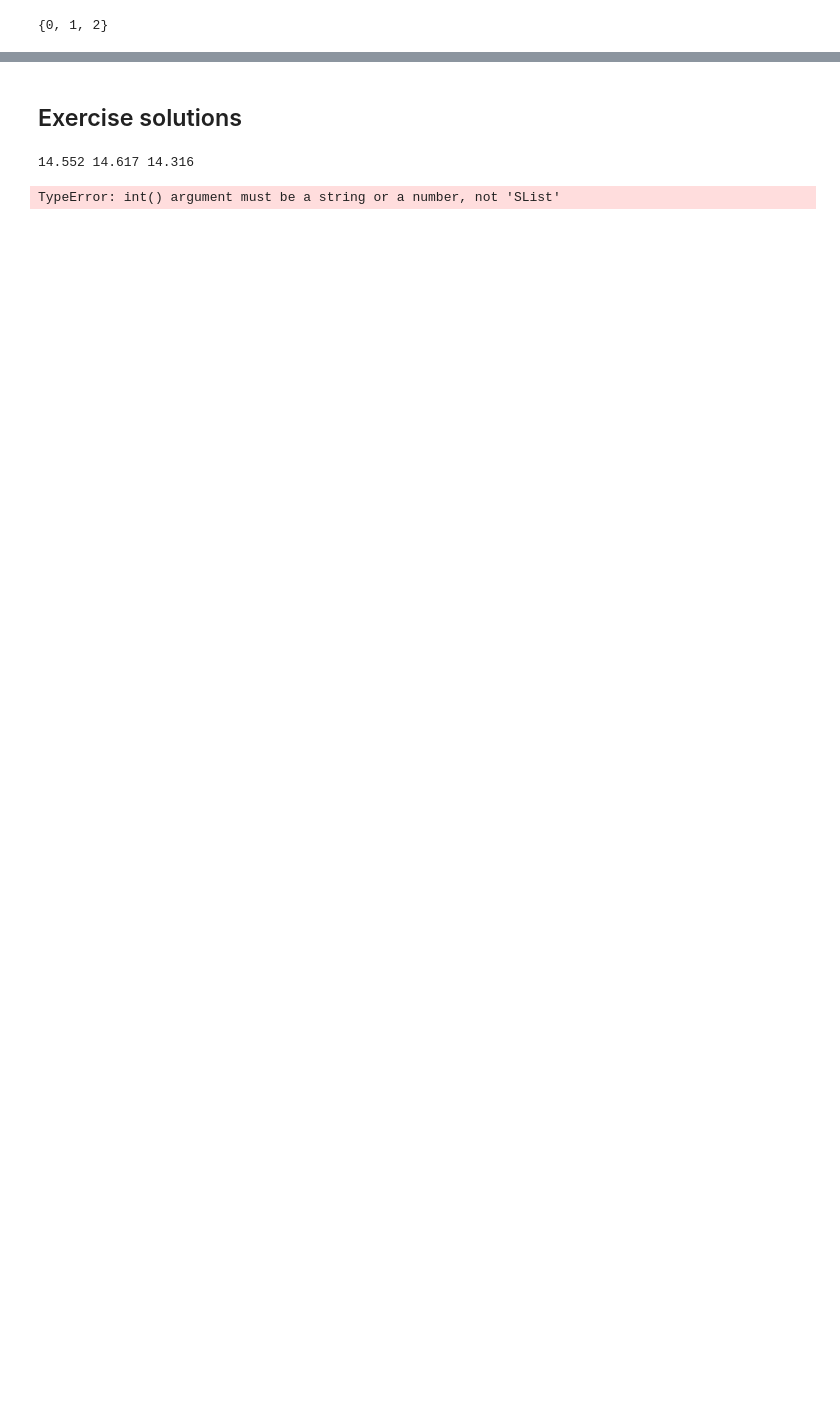
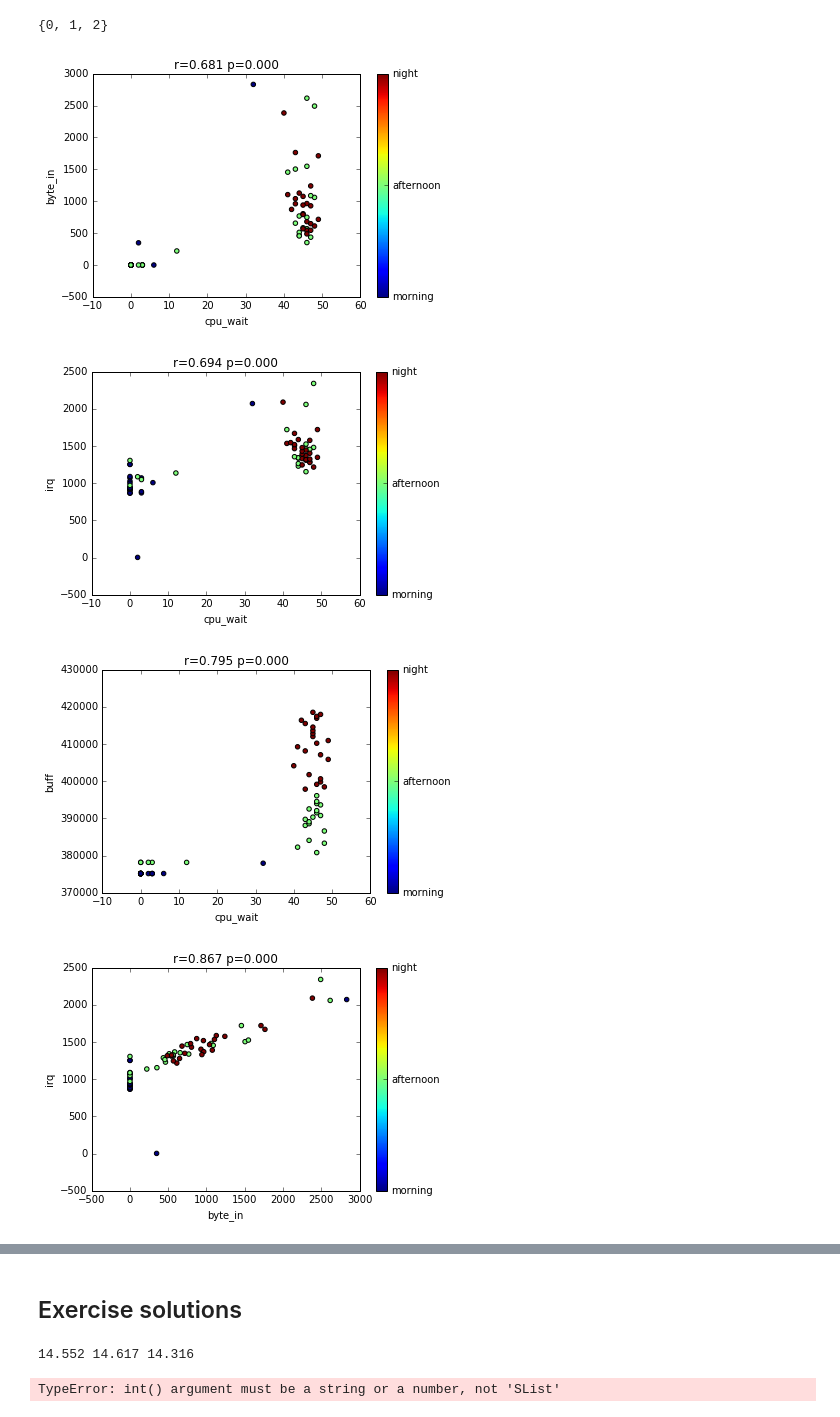
Before and after one commit to ioggstream/python-course, a Jupyter notebook: python-for-sysadmin/notebooks/04_simple_processing.ipynb, the cells around one changed output, grey strips where cells are left out. Saved outputs shown, nothing was run; the diff lists cells and outputs as text; code cells hidden in the pictures; blank space fills up the shorter version.

Commit message:
added colorbar to simple processing.

```diff
--- a/python-for-sysadmin/notebooks/04_simple_processing.ipynb
+++ b/python-for-sysadmin/notebooks/04_simple_processing.ipynb
@@ -441,0 +485,14 @@ plt.colorbar(ticks = range(0, 28, 8), format=formatter)
+# %%
+from itertools import chain  #  magic function to flatten a list of iterators
+
+# Dividing samples in 3 buckets.
+BUCKETS = ["morning", "afternoon", "night"]
+samples = len(table['byte_in'])
+
+# scale samples on 24 hours
+ticks = list(chain(*(
+            [x] * (samples // len(BUCKETS))    # generates a [ 0 ] * bucket_size list.
+            for x in range(0, 24, 24 // len(BUCKETS))  # rescale all samples on 24 hours
+        ))
+     )
+print(ticks)
@@ -441,0 +508,11 @@ plt.colorbar(ticks = range(0, 28, 8), format=formatter)
+# %%
+# Create a formatter associating a label to every color point:
+#   - we just take into account the tick value, ignoring other values
+#   - the tick is divided by 8 (the bucket_size) to implement the following mapping
+#      - [0, 8)   -> morning
+#      - [8, 16)  -> afternoon
+#      - [16, 24) -> night
+formatter = plt.FuncFormatter(lambda tick, *ignored_args: BUCKETS[tick//8])
+
+plt.scatter(table['byte_in'], table['csw'], c=ticks)
+plt.colorbar(ticks = range(0, 28, 8), format=formatter)
@@ -446,16 +526,26 @@ set(map(int, arange(0, 3, 1/samples)))
 {0, 1, 2}
 # %%
 #netfishing_correlation_plot():
-from itertools import combinations, cycle
+# Consider using pandas.tools.plotting import scatter_matrix
+from itertools import combinations
 from scipy.stats.stats import pearsonr
 from course import table
 from matplotlib import pyplot as plt
-for (k1, v1), (k2,v2) in combinations(table.items(), 2):
+
+for (k1, v1), (k2,v2)  in combinations(table.items(), 2):
     r_coeff, probability = pearsonr(table[k1], table[k2])
     if r_coeff < 0.6:
         continue
-    plt.scatter(v1, v2)
+    plt.scatter(v1, v2, c=ticks)
     plt.xlabel(k1); plt.ylabel(k2)
     plt.title("r={:0.3f} p={:0.3f}".format(r_coeff, probability))
-    plt.savefig("monochromo_{}_{}.png".format(k1, k2))
-    plt.close()
+    plt.colorbar(ticks = range(0, 28, 8), format=formatter)
+    plt.show()
+    # Uncomment the following lines to save the plot on disk
+    # plt.savefig("colorbar_{}_{}.png".format(k1, k2))
+    # plt.close()
+# %% [output]
+[figure, added]
+[figure, added]
+[figure, added]
+[figure, added]
```
Also changed, not shown: parts of 30 cells of this notebook, 6 other files.
